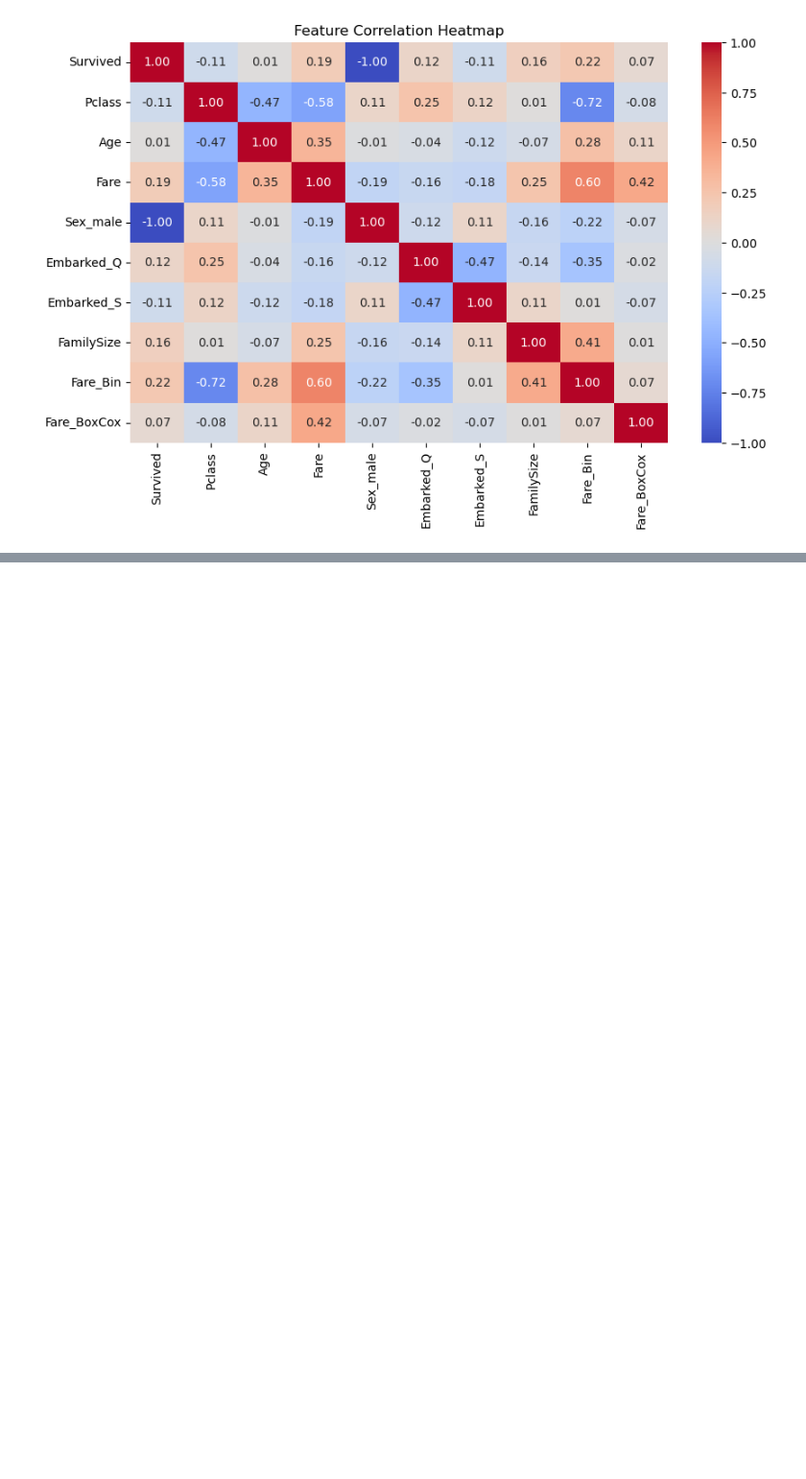
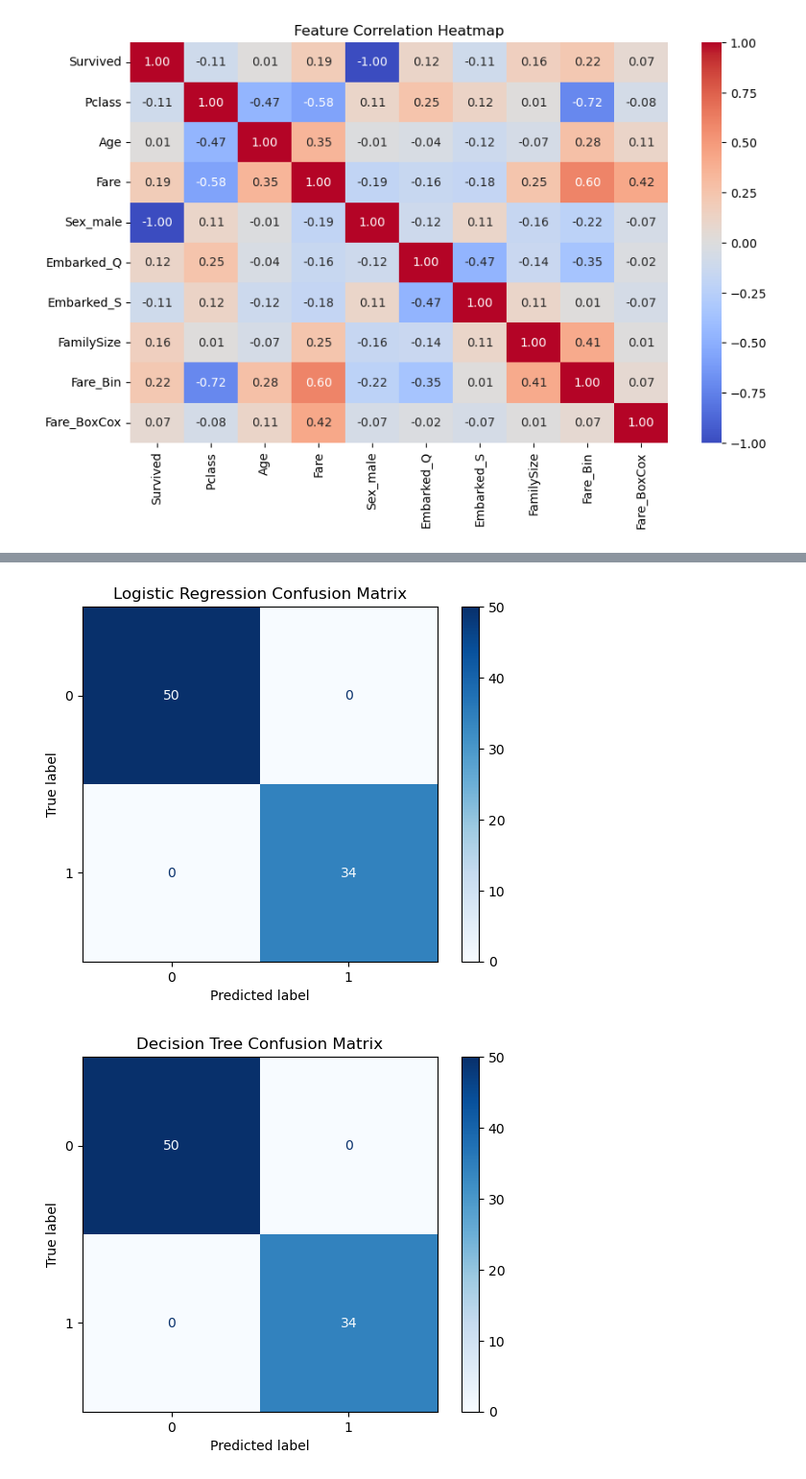
Before and after one commit to mudrap2706/Titanic_Survival_Analysis, a Jupyter notebook: titanic_analysis.ipynb, the cells around one changed output, grey strips where cells are left out. Shown: that part at 96% size. Drawn from its saved outputs; the diff is of its cells as text; code cells hidden in the pictures; blank space fills up the shorter version.

Commit message:
Fixed confusion matrix, outlier removal, scatter plots, survival distributions, and feature importance.

```diff
--- a/titanic_analysis.ipynb
+++ b/titanic_analysis.ipynb
@@ -320,0 +321,18 @@ plt.show()
+# %%
+# Confusion Matrices for All Models
+models = {
+    "Logistic Regression": log_model,
+    "Decision Tree": dt_model,
+    "Random Forest": rf_model,
+    "ANN": ann_model,
+    "AdaBoost": ada_model,
+    "Gradient Boost": gb_model,
+    "XGBoost": xgb_model
+}
+
+for model_name, model in models.items():
+    y_pred = model.predict(X_test)
+    plot_confusion_matrix(y_test, y_pred, f"{model_name} Confusion Matrix")
+# %% [output]
+[figure, added]
+[figure, added]
```
Also changed, not shown: parts of 7 cells of this notebook.
